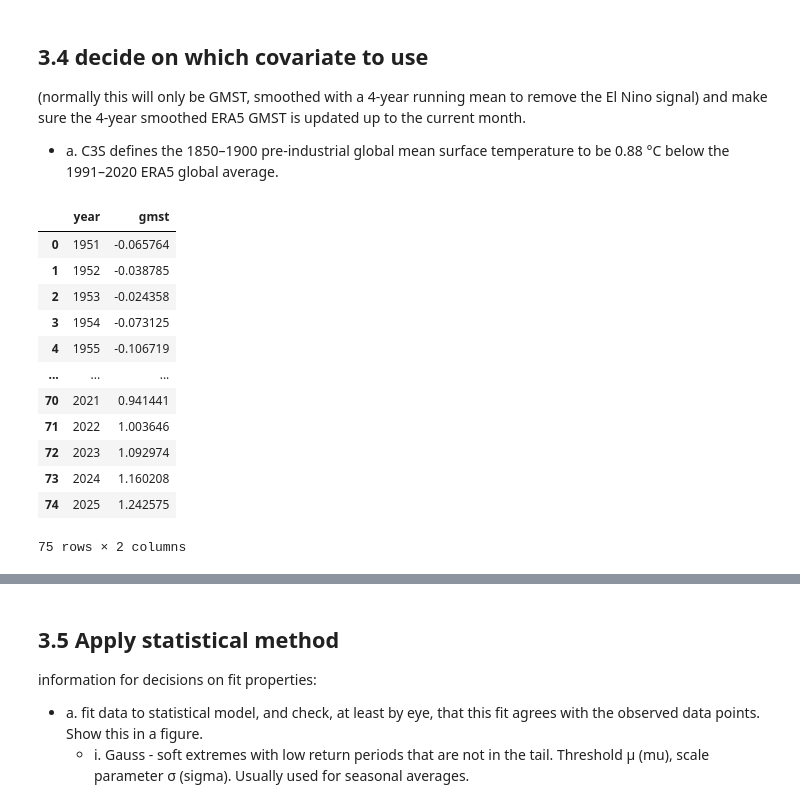
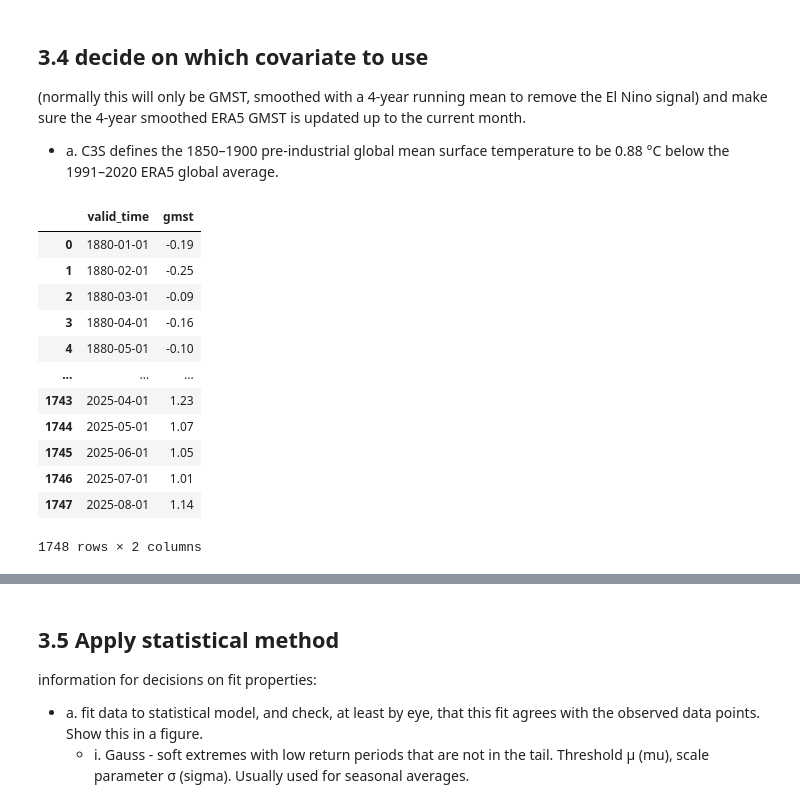
Before and after one commit to izpinto/c3s-451, a Jupyter notebook: library/C3S_TrendAnalysis_Tjerk.ipynb, the cells around one changed output, grey strips where cells are left out. Saved outputs shown, nothing was run; the diff lists cells and outputs as text; code cells hidden in the pictures.

```diff
--- a/library/C3S_TrendAnalysis_Tjerk.ipynb
+++ b/library/C3S_TrendAnalysis_Tjerk.ipynb
@@ -318,52 +318,44 @@ method = "mean"
 # https://github.com/maris-development/c3s-451/blob/development/input-notebooks/notebooks/gmst.ipynb
 
 datetime_col = "valid_time"
 gmst_col = "gmst"
 
 # read in the data
 gmst = (
     pd.read_csv(
         gmst_url,
         na_values=["****", "***"],
         index_col=0,
         skiprows=1,
         comment="#",
     )
 )
 
 # unpivot the df
 gmst_monthly = (
     pd.concat([
         pd.DataFrame({
             datetime_col: [datetime(y, i + 1, 1) for y in gmst.index],
             gmst_col: gmst.iloc[:, i].values
         })
         for i in range(12)
     ])
     .sort_values(datetime_col)
     .dropna(subset=[gmst_col])
     .reset_index(drop=True)
 )
-
-# calculate the rolling mean
-gmst_monthly_rolled = calculate_rolling_window(gdf=gmst_monthly, value_col=gmst_col, datetime_col=datetime_col,
-                                               window=48, min_periods=24, centering=True, method=method)
-# select only the specified years
-gmst_monthly_rolled = subset_gdf(gdf=gmst_monthly_rolled, datetime_col=datetime_col, year_range=year_range)
-
-gmst_yearly = calculate_yearly_value(gdf=gmst_monthly_rolled, value_col=gmst_col, datetime_col=datetime_col, yearly_value=method)
-gmst_yearly
+gmst_monthly
 # %% [output]
-|  | year | gmst |
-| 0 | 1951 | -0.065764 |
-| 1 | 1952 | -0.038785 |
-| 2 | 1953 | -0.024358 |
-| 3 | 1954 | -0.073125 |
-| 4 | 1955 | -0.106719 |
+|  | valid_time | gmst |
+| 0 | 1880-01-01 | -0.19 |
+| 1 | 1880-02-01 | -0.25 |
+| 2 | 1880-03-01 | -0.09 |
+| 3 | 1880-04-01 | -0.16 |
+| 4 | 1880-05-01 | -0.10 |
 | ... | ... | ... |
-| 70 | 2021 | 0.941441 |
-| 71 | 2022 | 1.003646 |
-| 72 | 2023 | 1.092974 |
-| 73 | 2024 | 1.160208 |
-| 74 | 2025 | 1.242575 |
+| 1743 | 2025-04-01 | 1.23 |
+| 1744 | 2025-05-01 | 1.07 |
+| 1745 | 2025-06-01 | 1.05 |
+| 1746 | 2025-07-01 | 1.01 |
+| 1747 | 2025-08-01 | 1.14 |
-75 rows × 2 columns
+1748 rows × 2 columns
```
Also changed, not shown: parts of 10 cells of this notebook.
